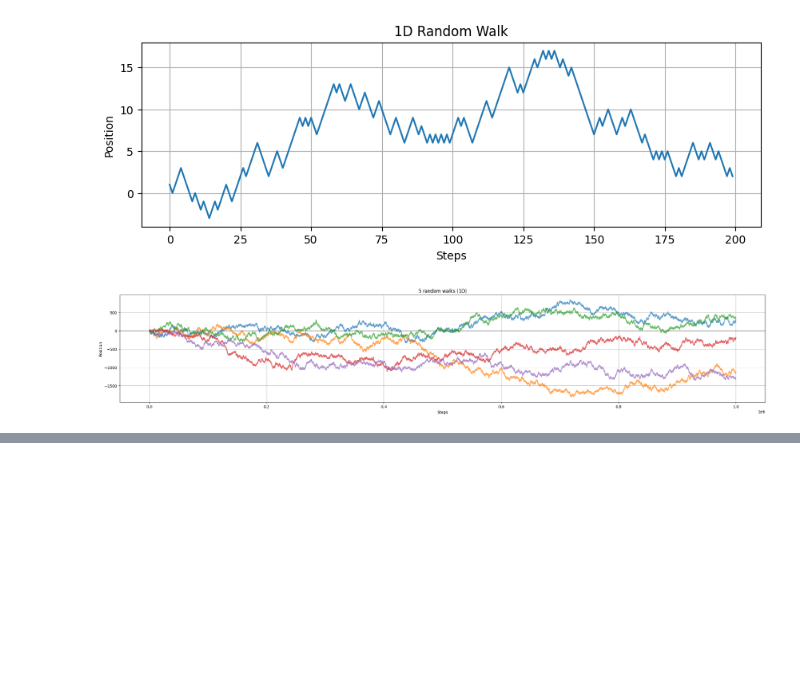
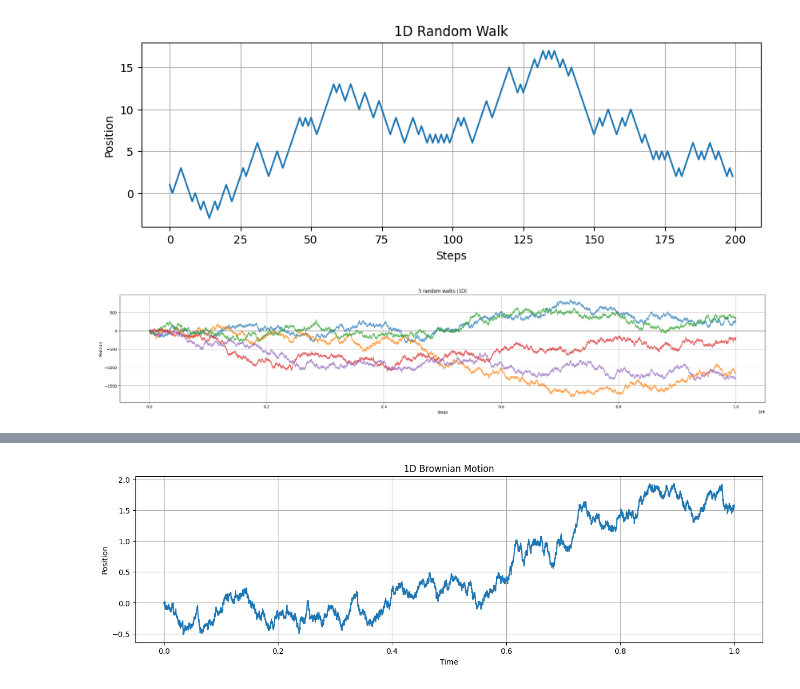
Before and after one commit to skntrl/monte-carlo-simulations, a Jupyter notebook: 5. random walk.ipynb, the cells around one changed output, grey strips where cells are left out. Saved outputs shown, nothing was run; the diff lists cells and outputs as text; code cells hidden in the pictures; blank space fills up the shorter version.

```diff
--- a/5. random walk.ipynb
+++ b/5. random walk.ipynb
@@ -66,0 +100,29 @@ plt.show()
+# %%
+# Let's add Drift and Volatality
+
+import numpy as np
+import matplotlib.pyplot as plt
+
+T = 1.0 # Total Time
+N = 10000 # Number of time steps
+dt = T / N # Time step size
+t = np.linspace(0, T, N)
+
+# Change these 2 values and see the graph changes
+mu = 1.5 # drift
+sigma = 1.5 # volatality
+
+# Browninan motion increments
+dB = np.random.normal(0, np.sqrt(dt), size = N)
+B = np.cumsum(dB) # cummulative sum to get position
+X = mu * t + sigma * B # this will add drift and volatality
+
+plt.figure(figsize=(15, 4))
+plt.plot(t, X)
+plt.title("1D Brownian Motion")
+plt.xlabel("Time")
+plt.ylabel("Position")
+plt.grid(True)
+plt.show()
+# %% [output]
+[figure, added]
```
Also changed, not shown: parts of 3 cells of this notebook.
